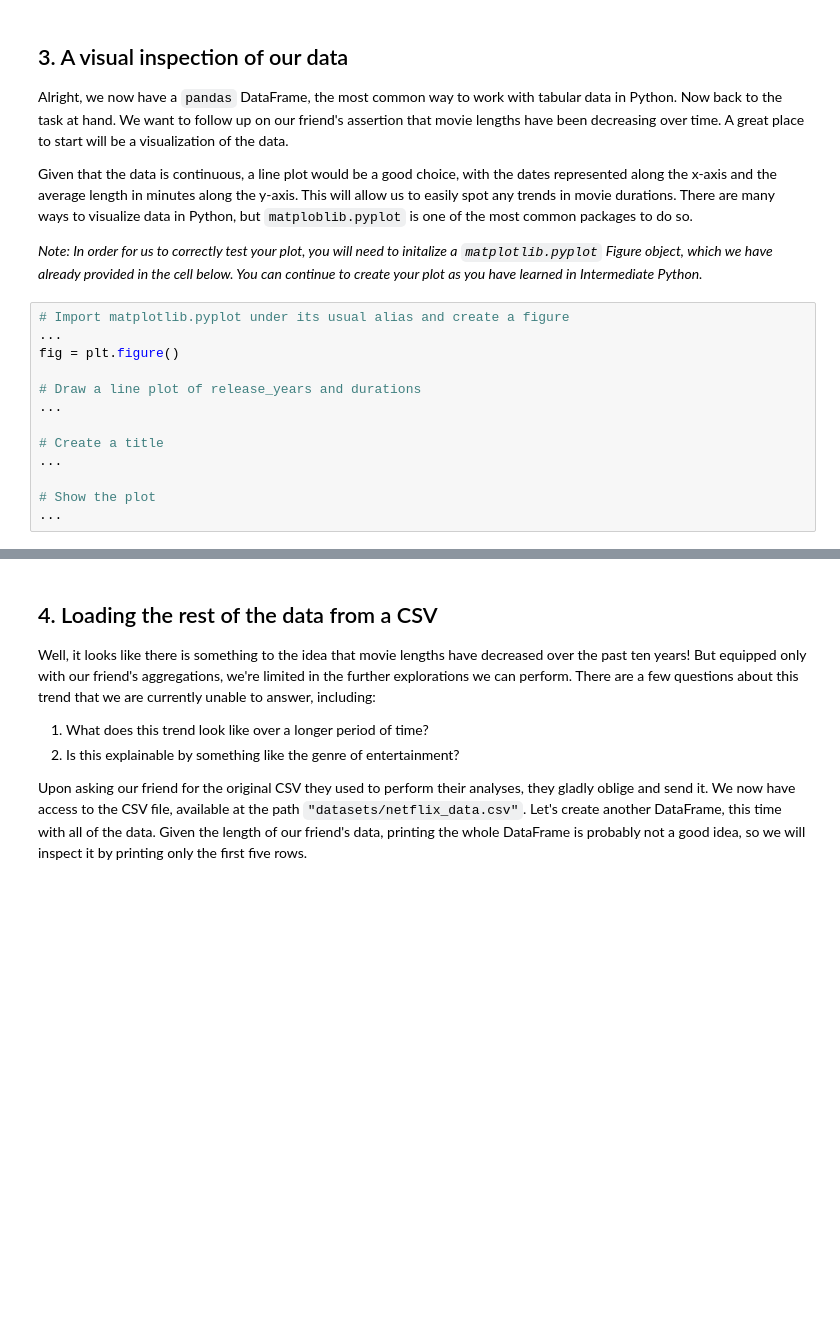
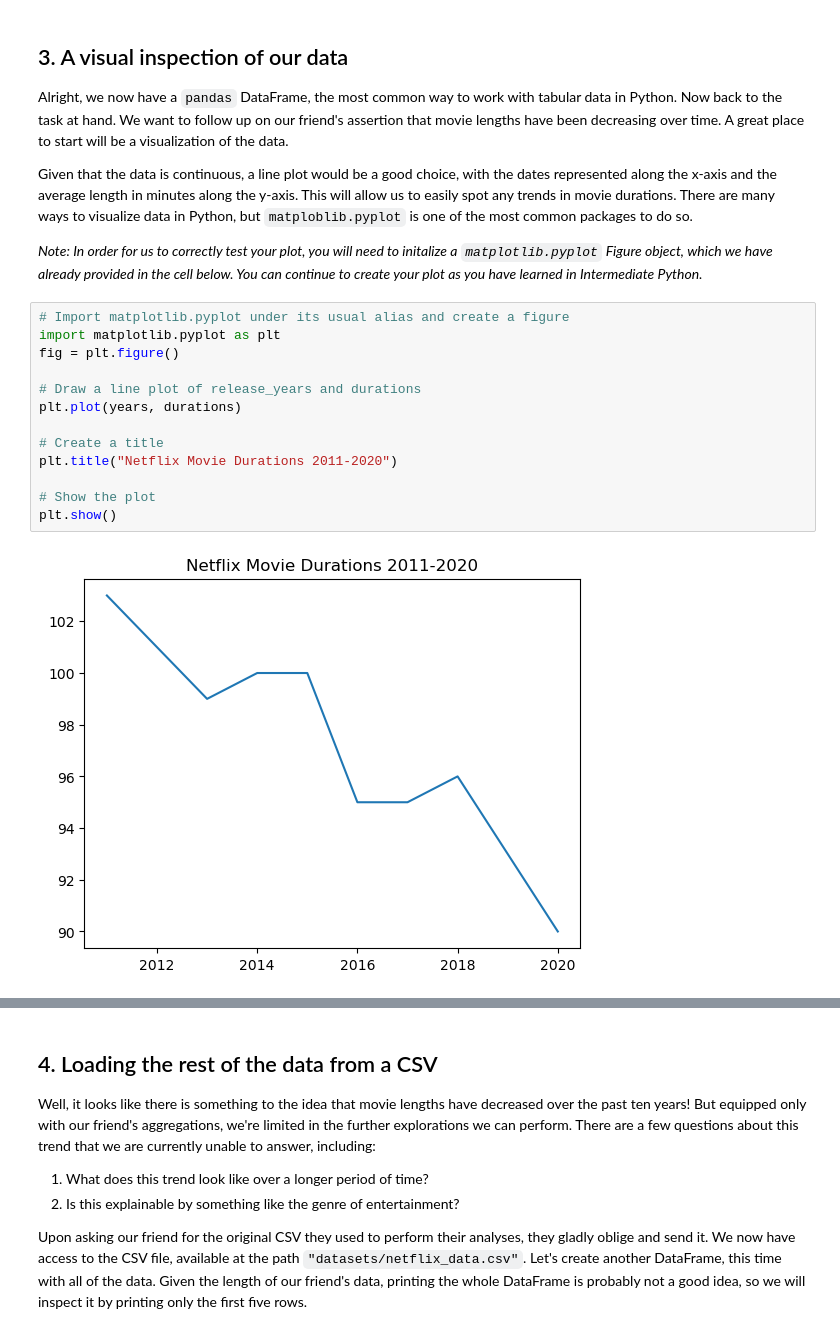
Before and after one commit to codekalimi/netflix_movies_investigating, a Jupyter notebook: notebook.ipynb, the cells around one changed output, grey strips where cells are left out. Cells and saved outputs as stored; diff of their text form; blank space fills up the shorter version.

```diff
--- a/notebook.ipynb
+++ b/notebook.ipynb
@@ -104,14 +51,16 @@ def test_netflix_df_df():
 <p><em>Note: In order for us to correctly test your plot, you will need to initalize a <code>matplotlib.pyplot</code> Figure object, which we have already provided in the cell below. You can continue to create your plot as you have learned in Intermediate Python.</em></p>
 # %%
 # Import matplotlib.pyplot under its usual alias and create a figure
-...
+import matplotlib.pyplot as plt
 fig = plt.figure()
 
 # Draw a line plot of release_years and durations
-...
+plt.plot(years, durations)
 
 # Create a title
-...
+plt.title("Netflix Movie Durations 2011-2020")
 
 # Show the plot
-...
+plt.show()
+# %% [output]
+[figure, added]
```
Also changed, not shown: parts of 17 cells of this notebook.
